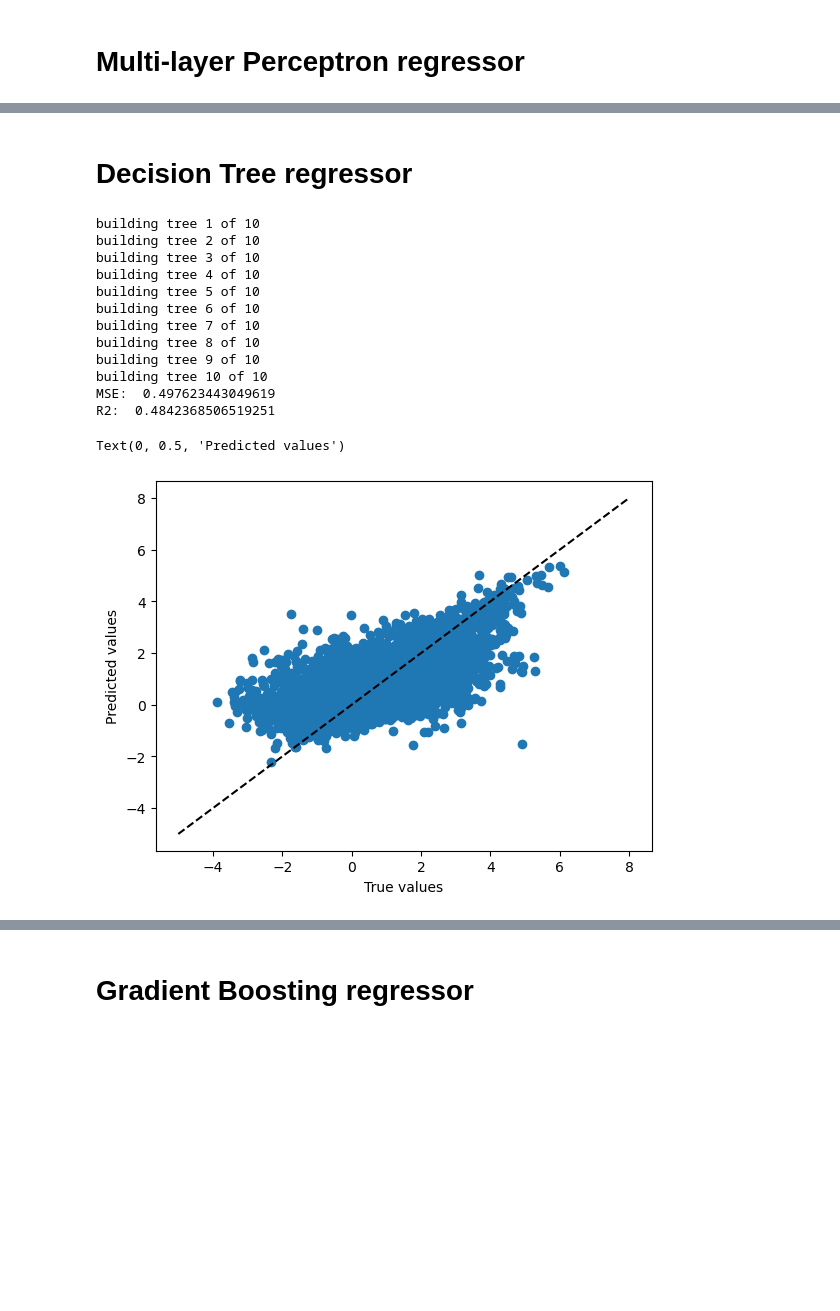
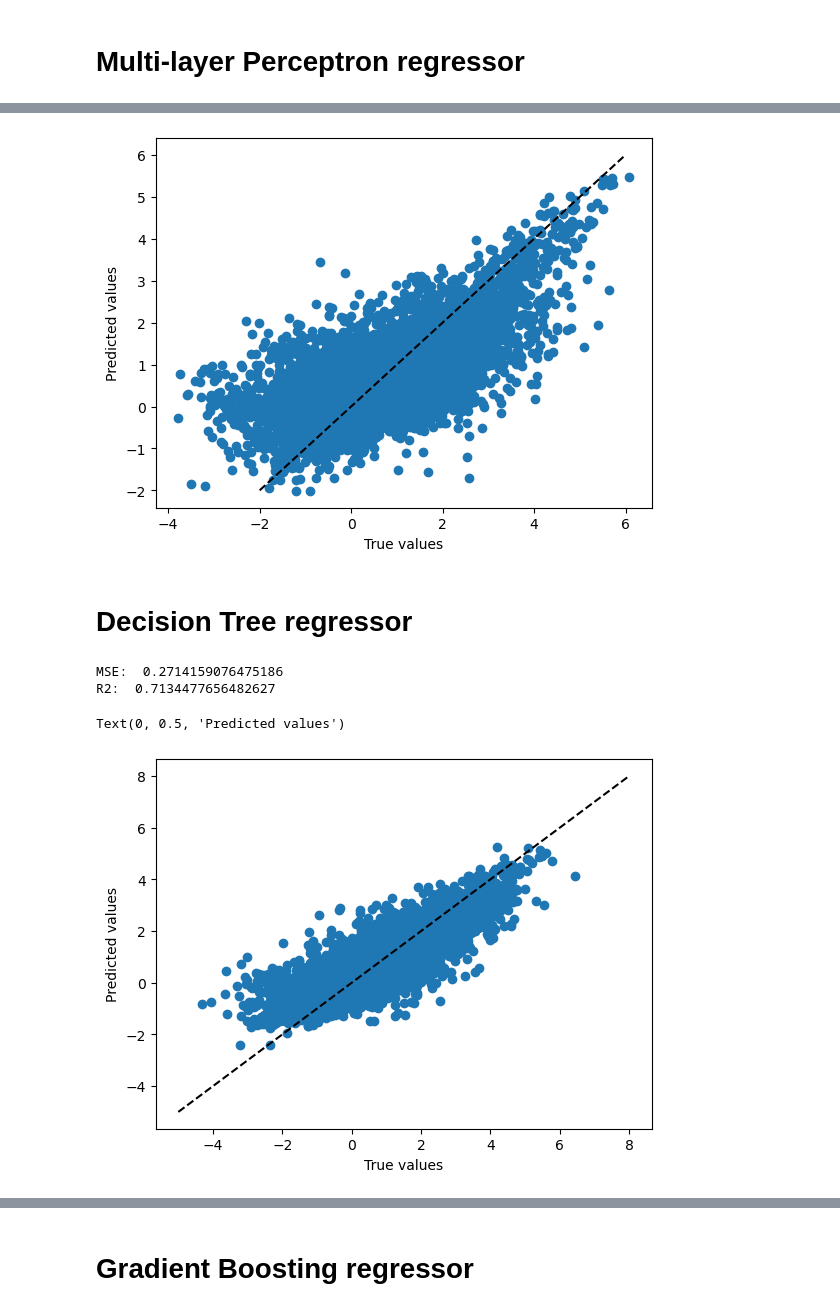
Before and after one commit to christopherogerepfl/UHI_prediction, a Jupyter notebook: exploratory.ipynb, the cells around one changed output, grey strips where cells are left out. Cells and saved outputs as stored; diff of their text form; code cells hidden in the pictures; blank space fills up the shorter version.

```diff
--- a/exploratory.ipynb
+++ b/exploratory.ipynb
@@ -23,9 +68,10 @@ reload(f)
 
 pop_day_europe = rio.open(r'data_day_30ss\ENACT_POP_D072011_EU28_R2020A_4326_30ss_V1_0.tif')
 pop_night_europe = rio.open(r'data_night_30ss\ENACT_POP_N072011_EU28_R2020A_4326_30ss_V1_0.tif')
+elevation = rio.open(r"elevation\eea_r_4326_1_km_elevation-map-europe_p_2004_v01_r00\elevationeurope1x1_reproj2.tif")
 folder = 'data'
 
 #When selecting the data, make attnetion to the presence of mountains around (or we have to find the elevation data and add it)
 
-df = f.process_data(folder, pop_day_europe, pop_night_europe, 100000)
+df = f.process_data(folder, pop_day_europe, pop_night_europe, elevation, 100000)
 # %% [output]
@@ -89,9 +131,16 @@ from sklearn.metrics import mean_squared_error
 from sklearn.metrics import r2_score
 
 df_sampled = df.sample(100000)
+df_sampled.fillna(0, inplace=True)
 X = df_sampled.drop(['deltaT', 'city'], axis=1)
 y = df_sampled.deltaT
 
+#standardize the data
+from sklearn.preprocessing import StandardScaler
+scaler = StandardScaler()
+X = scaler.fit_transform(X)
+
+
 X_train, X_test, y_train, y_test = train_test_split(X, y, test_size=0.2)
 # %% [markdown]
 # Support Vector Machine
@@ -121,10 +170,8 @@ print('R2: ', r2_score(y_test, y_pred))
 from sklearn.neural_network import MLPRegressor
 from sklearn.model_selection import GridSearchCV
 
-mlp = GridSearchCV(MLPRegressor(), param_grid={'hidden_layer_sizes': [(100,100,100), (100,100,100,100,100), (100,100,100,100,100,100,100,100,100,100)],
-                                               'activation' : ['relu', 'logistic', 'tanh'],
-                                                  'solver' : ['adam', 'sgd'],
-                                               }, verbose=2)
+mlp = MLPRegressor(max_iter=500, verbose=True, hidden_layer_sizes=(100), activation='relu', solver='adam', alpha=0.0001, batch_size='auto', learning_rate='constant', learning_rate_init=0.001, power_t=0.5, shuffle=True, random_state=None, tol=0.001, warm_start=False, momentum=0.9, nesterovs_momentum=True, early_stopping=False, validation_fraction=0.1, beta_1=0.9, beta_2=0.999, epsilon=1e-08)
+
 mlp.fit(X_train, y_train)
 y_pred = mlp.predict(X_test)
 
@@ -136,41 +202,36 @@ print('R2: ', r2_score(y_test, y_pred))
+# %%
+plt.scatter(y_test, y_pred)
+plt.plot([-2, 6], [-2, 6], '--k')
+plt.xlabel('True values')
+plt.ylabel('Predicted values')
+plt.show()
+# %% [output]
+[figure, added]
 # %% [markdown]
 # Decision Tree regressor
 # %%
 from sklearn.ensemble import RandomForestRegressor
 from sklearn.model_selection import GridSearchCV
 
-'''rf = GridSearchCV(RandomForestRegressor(), param_grid={'n_estimators': [20, 30, 40, 50, 60],
-                                                       'max_depth' : [10, 20, 30, 40, 50],
-                                                    'min_samples_split' : [2, 5, 10]}, verbose=2)'''
 
-rf = RandomForestRegressor(n_estimators=10, max_depth=20, min_samples_split=5, verbose=2)
+rf = RandomForestRegressor(n_estimators=25, max_depth=20, min_samples_split=2)
 
 rf.fit(X_train, y_train)
 
 y_pred = rf.predict(X_test)
 
 mean_squared_error(y_test, y_pred)
 r2_score(y_test, y_pred)
 
 print('MSE: ', mean_squared_error(y_test, y_pred))
 print('R2: ', r2_score(y_test, y_pred))
 
 plt.scatter(y_test, y_pred)
 plt.plot([-5, 8], [-5, 8], 'k--')
 plt.xlabel('True values')
 plt.ylabel('Predicted values')
 # %% [output]
-building tree 1 of 10
-building tree 2 of 10
-building tree 3 of 10
-building tree 4 of 10
-building tree 5 of 10
-building tree 6 of 10
-building tree 7 of 10
-building tree 8 of 10
-building tree 9 of 10
-building tree 10 of 10
-MSE:  0.497623443049619
-R2:  0.4842368506519251
+MSE:  0.2714159076475186
+R2:  0.7134477656482627
 Text(0, 0.5, 'Predicted values')
-[figure, old version]
+[figure, new version]
```
Also changed, not shown: parts of 12 cells of this notebook, 2 other files.
